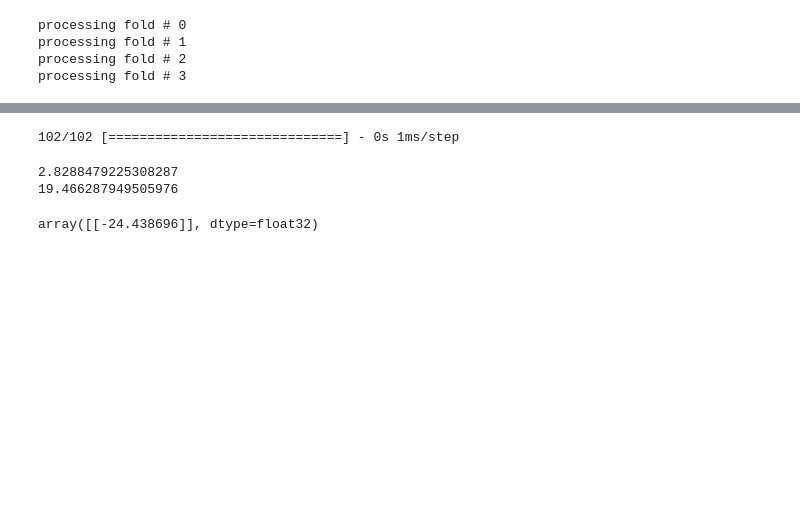
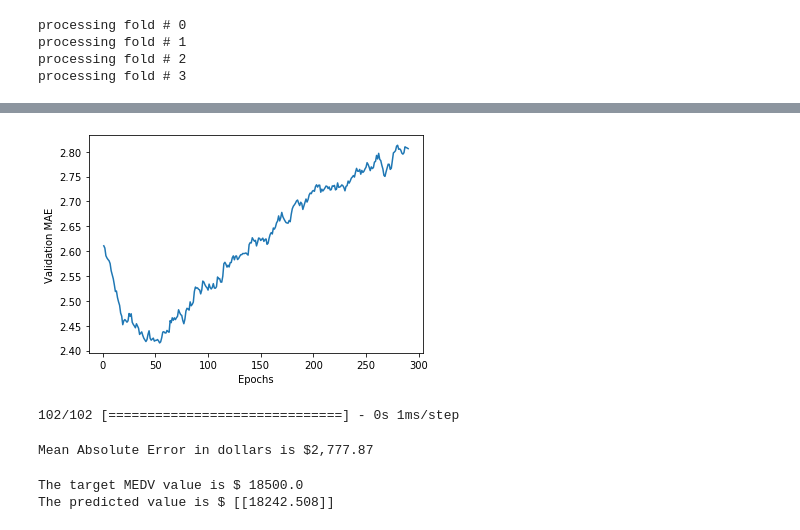
Before and after one commit to brensw/Machine-Learning-and-Statistics, a Jupyter notebook: Boston house price.ipynb, the cells around one changed output, grey strips where cells are left out. Cells and saved outputs as stored; diff of their text form; code cells hidden in the pictures; blank space fills up the shorter version.

Commit message:
prediction

```diff
--- a/Boston house price.ipynb
+++ b/Boston house price.ipynb
@@ -282,3 +280,22 @@ plt.show()
+# %%
+def smooth_curve(points, factor=0.9):
+  smoothed_points = []
+  for point in points:
+    if smoothed_points:
+      previous = smoothed_points[-1]
+      smoothed_points.append(previous * factor + point * (1 - factor))
+    else:
+      smoothed_points.append(point)
+  return smoothed_points
+
+smooth_mae_history = smooth_curve(average_mae_history[10:])
+
+plt.plot(range(1, len(smooth_mae_history) + 1), smooth_mae_history)
+plt.xlabel('Epochs')
+plt.ylabel('Validation MAE')
+plt.show()
+# %% [output]
+[figure, added]
 # %%
 model = build_model()
 model.fit(train_data, train_targets,
@@ -286,26 +303,21 @@ model.fit(train_data, train_targets,
 test_mse_score, test_mae_score = model.evaluate(test_data, test_targets)
 # %% [output]
 102/102 [==============================] - 0s 1ms/step
-# %%
-print(test_mae_score)
-print(test_mse_score)
-# %% [output]
-2.8288479225308287
-19.466287949505976
-# %%
-x=[
-0.02731,0.0,7.07,0.0,0.469,6.421,78.9,4.9671,2.0,242.0,17.8,396.90,9.14	]
-names = ['CRIM','ZN','INDUS','CHAS','NOX','RM','AGE','DIS','RAD','TAX','PTRATIO','B','LSTAT']
-
-
-
-
-dataset = pd.DataFrame(data=[x], columns=names )
-model = build_model()
-
-
-predictions = model.predict(dataset)
-
-predictions
-# %% [output]
-array([[-24.438696]], dtype=float32)
+# %%
+mae_d=test_mae_score*1000
+
+print("Mean Absolute Error in dollars is ${:,.2f}".format(mae_d))
+# %% [output]
+Mean Absolute Error in dollars is $2,777.87
+# %%
+val=train_targets[5]*1000
+print("The target MEDV value is $",val)
+x=train_data[5]
+x1=np.array([x])
+
+predictions = model.predict(x1)
+p_val = predictions *1000
+print("The predicted value is $",p_val)
+# %% [output]
+The target MEDV value is $ 18500.0
+The predicted value is $ [[18242.508]]
```
Also changed, not shown: parts of 4 cells of this notebook.
